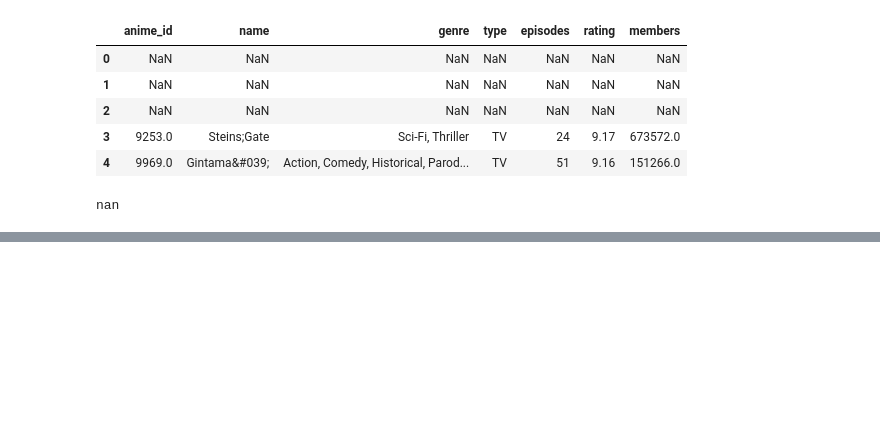
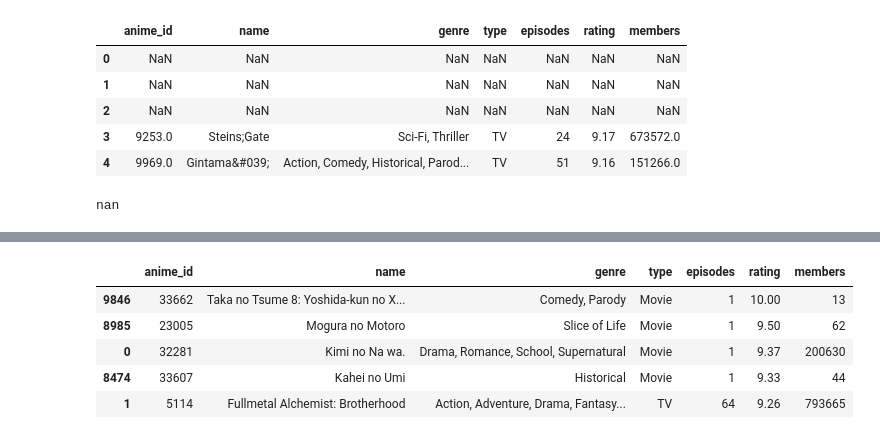
Before and after one commit to mocamocaland/jupyterbook_sample, a Jupyter notebook: pandas_list_3_6_1.ipynb, the cells around one changed output, grey strips where cells are left out. Saved outputs shown, nothing was run; the diff lists cells and outputs as text; code cells hidden in the pictures; blank space fills up the shorter version.

```diff
--- a/pandas_list_3_6_1.ipynb
+++ b/pandas_list_3_6_1.ipynb
@@ -70,0 +130,3 @@ df.loc[70:].head()
+# %%
+df['episodes'] = df['episodes'].astype(np.int64)
+df.dtypes
@@ -70,0 +142,9 @@ df.loc[70:].head()
+# %%
+df.sort_values('rating', ascending=False).head()
+# %% [output]
+|  | anime_id | name | genre | type | episodes | rating | members |
+| 9846 | 33662 | Taka no Tsume 8: Yoshida-kun no X... | Comedy, Parody | Movie | 1 | 10.00 | 13 |
+| 8985 | 23005 | Mogura no Motoro | Slice of Life | Movie | 1 | 9.50 | 62 |
+| 0 | 32281 | Kimi no Na wa. | Drama, Romance, School, Supernatural | Movie | 1 | 9.37 | 200630 |
+| 8474 | 33607 | Kahei no Umi | Historical | Movie | 1 | 9.33 | 44 |
+| 1 | 5114 | Fullmetal Alchemist: Brotherhood | Action, Adventure, Drama, Fantasy... | TV | 64 | 9.26 | 793665 |
```
Also changed, not shown: parts of 12 cells of this notebook.
